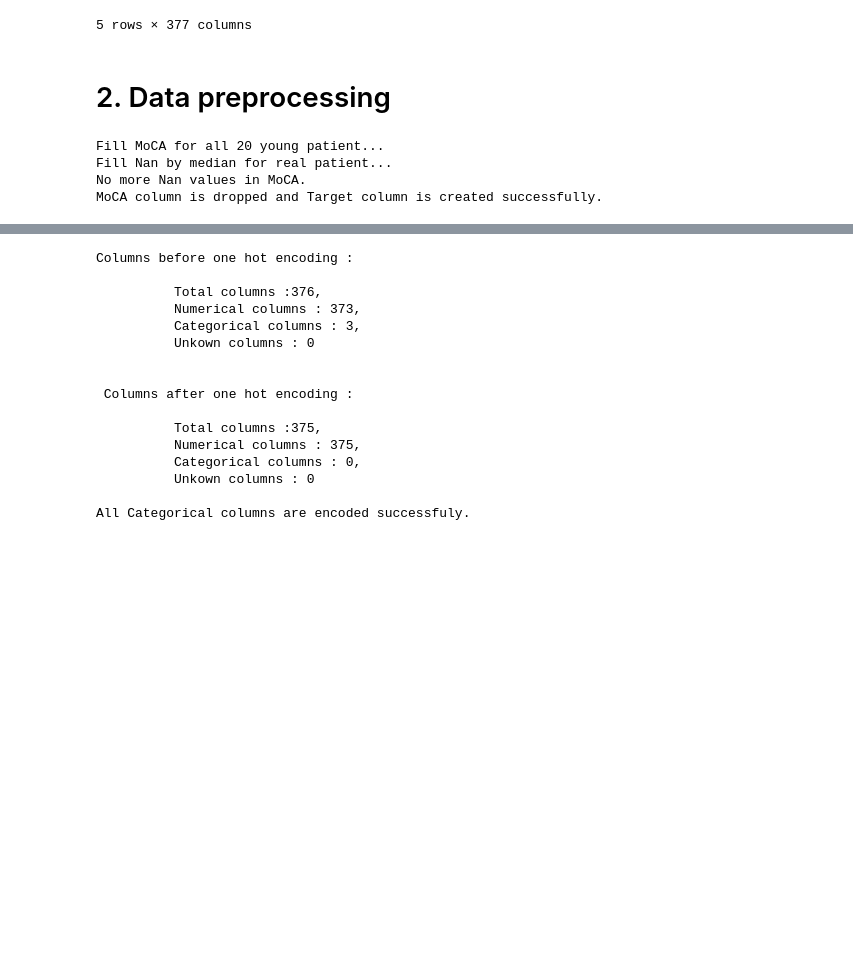
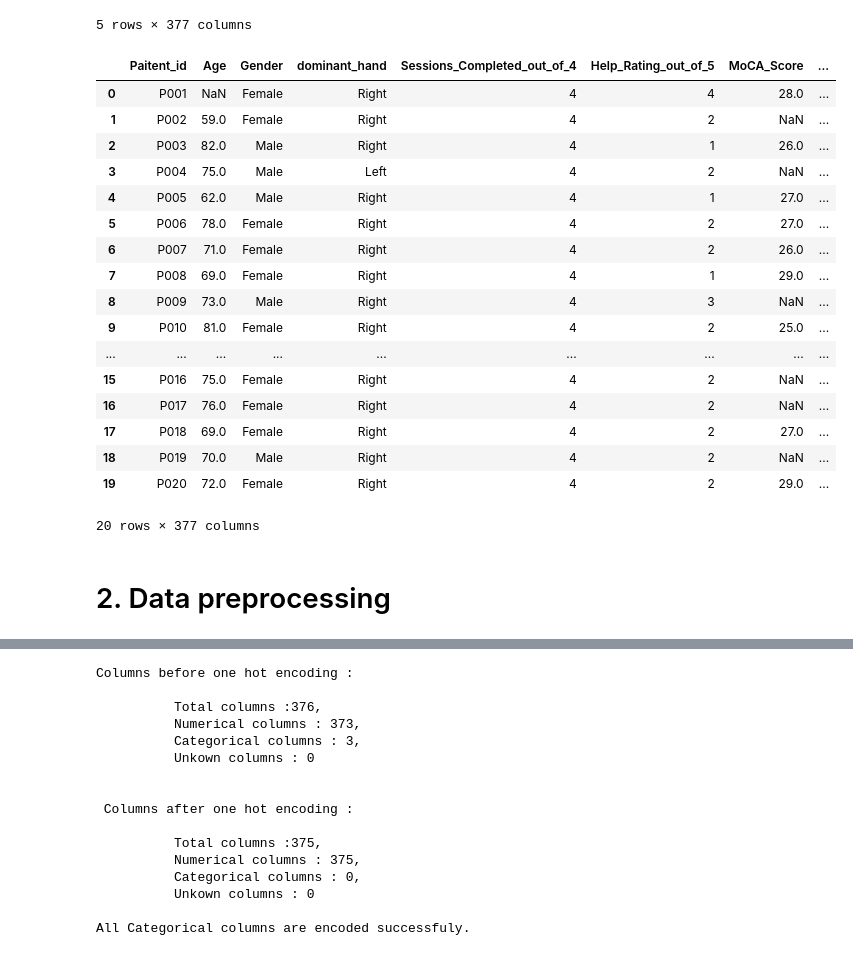
Before and after one commit to sana-mirahsani/detection_AD_with_VR_data, a Jupyter notebook: src/notebooks/2.Data_preprocessing.ipynb, the cells around one changed output, grey strips where cells are left out. Cells and saved outputs as stored; diff of their text form; code cells hidden in the pictures; blank space fills up the shorter version.

```diff
--- a/src/notebooks/2.Data_preprocessing.ipynb
+++ b/src/notebooks/2.Data_preprocessing.ipynb
@@ -43,12 +43,26 @@ df_cleaning = df.copy() # copy original
+# %%
+df_cleaning
+# %% [output]
+|  | Paitent_id | Age | Gender | dominant_hand | Sessions_Completed_out_of_4 | Help_Rating_out_of_5 | MoCA_Score | ... |
+| 0 | P001 | NaN | Female | Right | 4 | 4 | 28.0 | ... |
+| 1 | P002 | 59.0 | Female | Right | 4 | 2 | NaN | ... |
+| 2 | P003 | 82.0 | Male | Right | 4 | 1 | 26.0 | ... |
+| 3 | P004 | 75.0 | Male | Left | 4 | 2 | NaN | ... |
+| 4 | P005 | 62.0 | Male | Right | 4 | 1 | 27.0 | ... |
+| 5 | P006 | 78.0 | Female | Right | 4 | 2 | 27.0 | ... |
+| 6 | P007 | 71.0 | Female | Right | 4 | 2 | 26.0 | ... |
+| 7 | P008 | 69.0 | Female | Right | 4 | 1 | 29.0 | ... |
+| 8 | P009 | 73.0 | Male | Right | 4 | 3 | NaN | ... |
+| 9 | P010 | 81.0 | Female | Right | 4 | 2 | 25.0 | ... |
+| ... | ... | ... | ... | ... | ... | ... | ... | ... |
+| 15 | P016 | 75.0 | Female | Right | 4 | 2 | NaN | ... |
+| 16 | P017 | 76.0 | Female | Right | 4 | 2 | NaN | ... |
+| 17 | P018 | 69.0 | Female | Right | 4 | 2 | 27.0 | ... |
+| 18 | P019 | 70.0 | Male | Right | 4 | 2 | NaN | ... |
+| 19 | P020 | 72.0 | Female | Right | 4 | 2 | 29.0 | ... |
+20 rows × 377 columns
 # %% [markdown]
 # 2. Data preprocessing
-# %%
-df_cleaning = dp.create_target_column(df_cleaning)
-# %% [output]
-Fill MoCA for all 20 young patient...
-Fill Nan by median for real patient...
-No more Nan values in MoCA.
-MoCA column is dropped and Target column is created successfully.
 # %%
 df_cleaning = dp.check_Nan_values(original_df= df_cleaning, missing_values_threshold=0.6, target_col='MoCA_Score')
 # %% [output]
```
Also changed, not shown: parts of 6 cells of this notebook, 2 other files.
